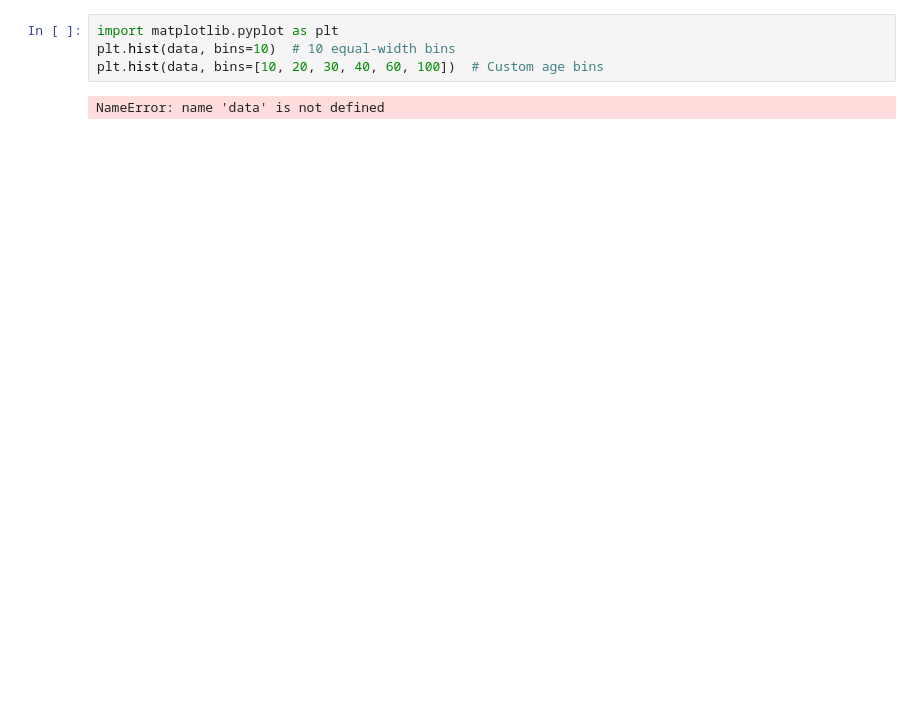
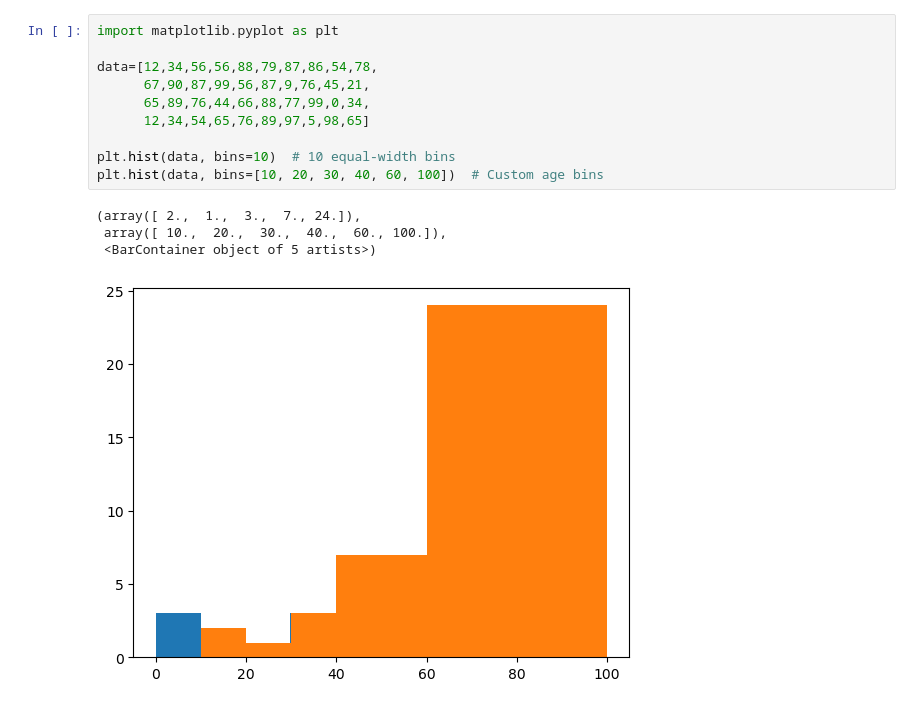
Before and after one commit to gaurinaikwadi/Data-Science-Course, a Jupyter notebook: Data visualizations/05 histograms.ipynb, the cells around one changed output. Saved outputs shown, nothing was run; the diff lists cells and outputs as text; blank space fills up the shorter version.

Commit message:
Sata visualization using matplotlib and seaborn

```diff
--- a/Data visualizations/05 histograms.ipynb
+++ b/Data visualizations/05 histograms.ipynb
@@ -1,6 +4,15 @@
 # %%
 import matplotlib.pyplot as plt
+
+data=[12,34,56,56,88,79,87,86,54,78,
+      67,90,87,99,56,87,9,76,45,21,
+      65,89,76,44,66,88,77,99,0,34,
+      12,34,54,65,76,89,97,5,98,65]
+
 plt.hist(data, bins=10)  # 10 equal-width bins
 plt.hist(data, bins=[10, 20, 30, 40, 60, 100])  # Custom age bins
 # %% [output]
-NameError: name 'data' is not defined
+(array([ 2.,  1.,  3.,  7., 24.]),
+ array([ 10.,  20.,  30.,  40.,  60., 100.]),
+ <BarContainer object of 5 artists>)
+[figure, added]
```
Also changed, not shown: parts of 6 cells of this notebook, 1 other file.
